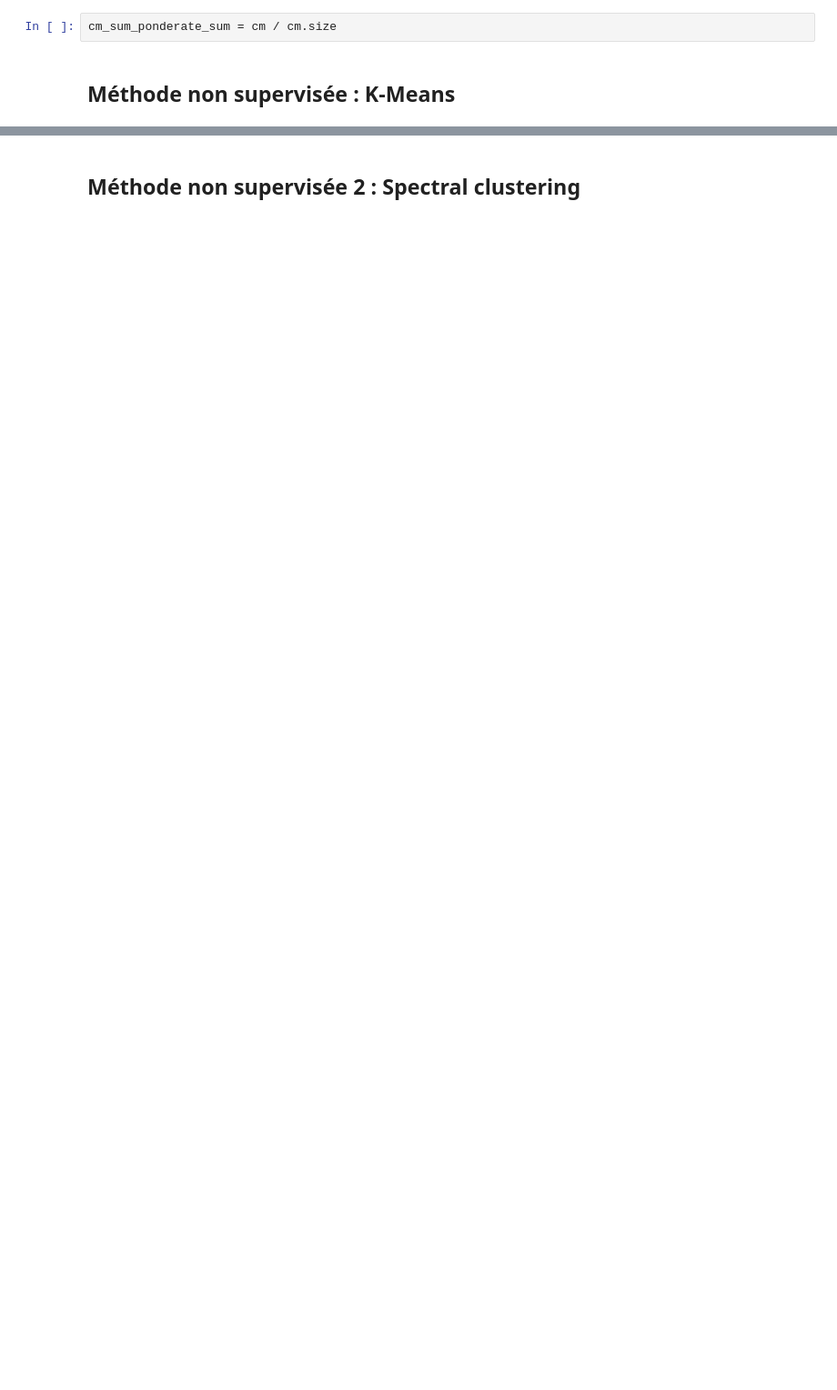
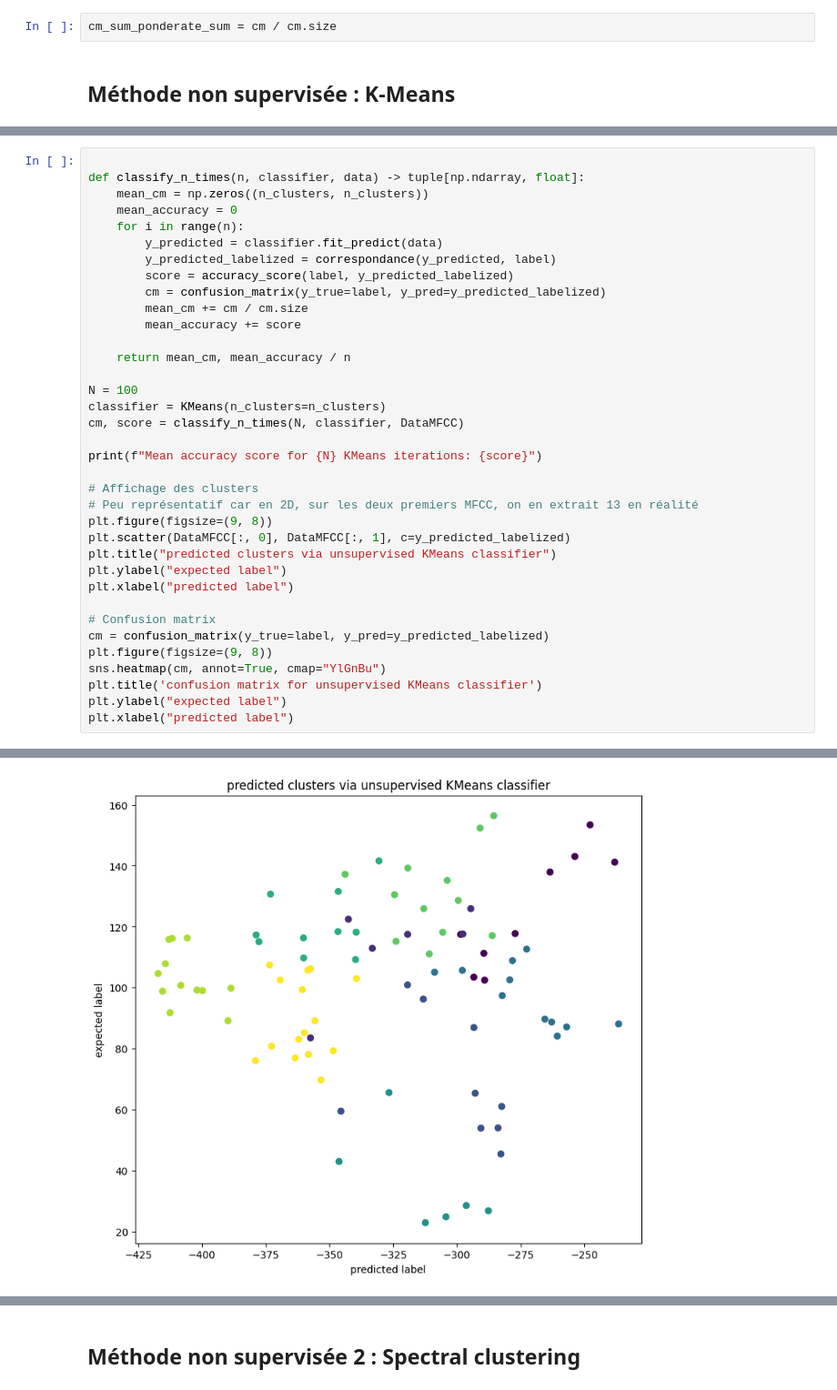
Before and after one commit to nohehf/classphoneme, a Jupyter notebook: Projet_Phonemes.ipynb, the cells around one changed output, grey strips where cells are left out. Shown: that part at 91% size. Drawn from its saved outputs; the diff is of its cells as text; blank space fills up the shorter version.

```diff
--- a/Projet_Phonemes.ipynb
+++ b/Projet_Phonemes.ipynb
@@ -227,0 +215,37 @@ accuracy score: 0.7666666666666667
+# %%
+
+def classify_n_times(n, classifier, data) -> tuple[np.ndarray, float]:
+    mean_cm = np.zeros((n_clusters, n_clusters))
+    mean_accuracy = 0
+    for i in range(n):
+        y_predicted = classifier.fit_predict(data)
+        y_predicted_labelized = correspondance(y_predicted, label)
+        score = accuracy_score(label, y_predicted_labelized)
+        cm = confusion_matrix(y_true=label, y_pred=y_predicted_labelized)
+        mean_cm += cm / cm.size
+        mean_accuracy += score
+
+    return mean_cm, mean_accuracy / n
+
+N = 100
+classifier = KMeans(n_clusters=n_clusters)
+cm, score = classify_n_times(N, classifier, DataMFCC)
+
+print(f"Mean accuracy score for {N} KMeans iterations: {score}")
+
+# Affichage des clusters
+# Peu représentatif car en 2D, sur les deux premiers MFCC, on en extrait 13 en réalité
+plt.figure(figsize=(9, 8))
+plt.scatter(DataMFCC[:, 0], DataMFCC[:, 1], c=y_predicted_labelized)
+plt.title("predicted clusters via unsupervised KMeans classifier")
+plt.ylabel("expected label")
+plt.xlabel("predicted label")
+
+# Confusion matrix
+cm = confusion_matrix(y_true=label, y_pred=y_predicted_labelized)
+plt.figure(figsize=(9, 8))
+sns.heatmap(cm, annot=True, cmap="YlGnBu")
+plt.title('confusion matrix for unsupervised KMeans classifier')
+plt.ylabel("expected label")
+plt.xlabel("predicted label")
+# %% [output]
@@ -227,0 +254 @@ accuracy score: 0.7666666666666667
+[figure, added]
```
Also changed, not shown: parts of 11 cells of this notebook.
